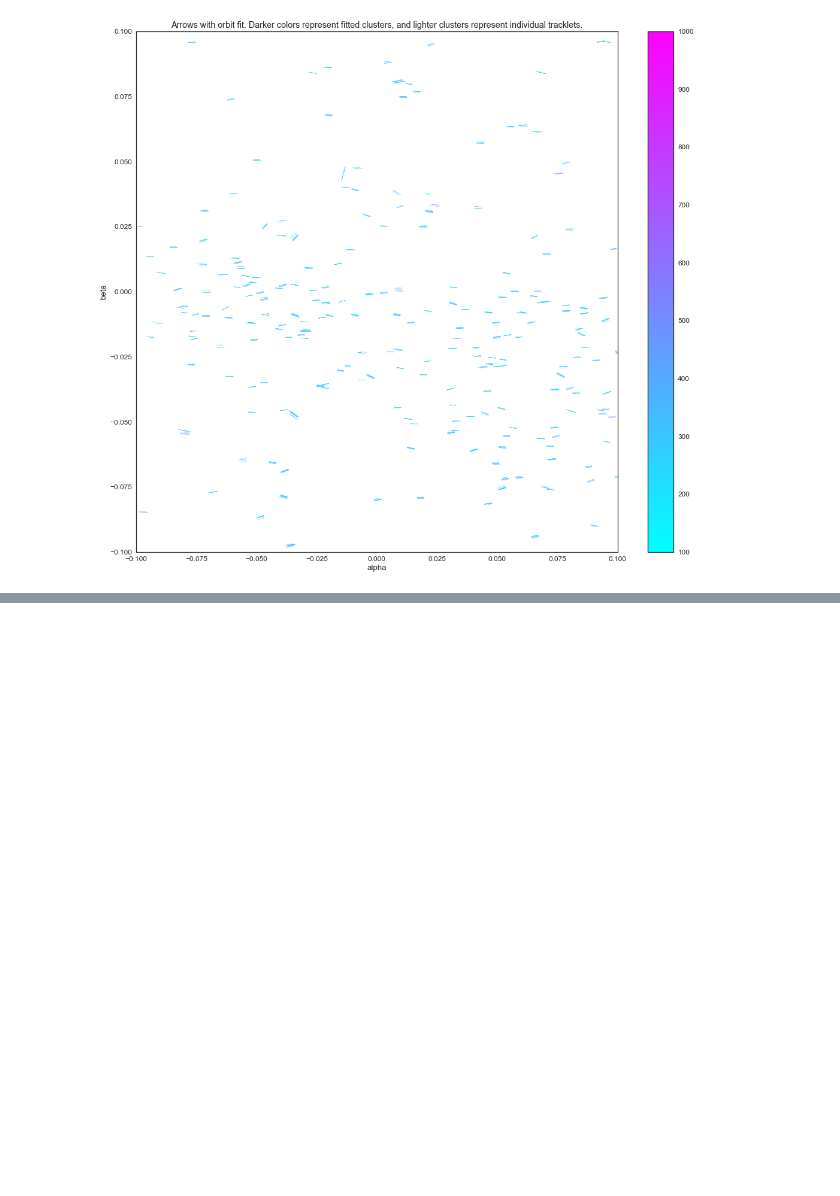
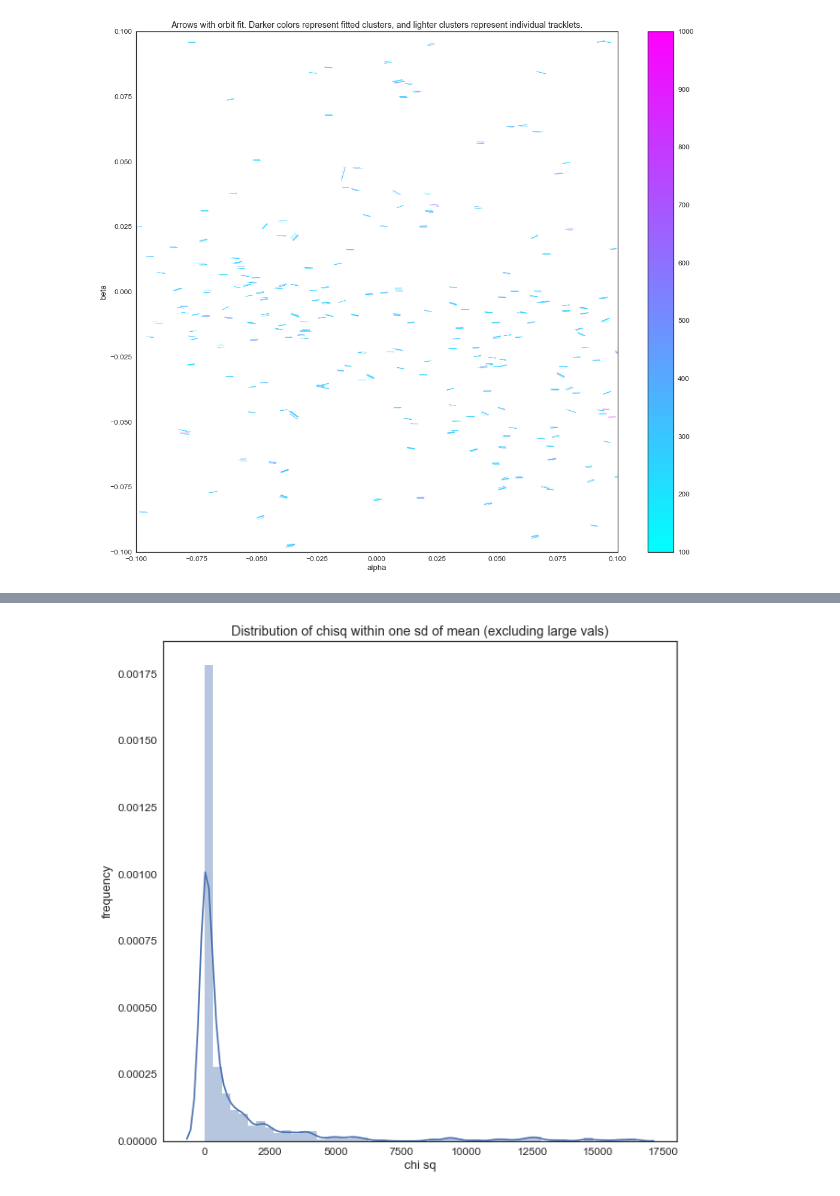
Before and after one commit to pblankley/itf_linking, a Jupyter notebook: linkitf/orbit_fitting.ipynb, the cells around one changed output, grey strips where cells are left out. Saved outputs shown, nothing was run; the diff lists cells and outputs as text; code cells hidden in the pictures; blank space fills up the shorter version.

```diff
--- a/linkitf/orbit_fitting.ipynb
+++ b/linkitf/orbit_fitting.ipynb
@@ -249,0 +268,9 @@ cl.visualize(par_results,agg_dict,po,util.lunation_center(n))
+# %%
+fig,ax = plt.subplots(figsize=(10,10))
+sns.distplot(ch_one_sd)
+plt.title('Distribution of chisq within one sd of mean (excluding large vals)')
+plt.xlabel('chi sq')
+plt.ylabel('frequency')
+plt.show()
+# %% [output]
+[figure, added]
```
Also changed, not shown: parts of 6 cells of this notebook, 8 other files.
